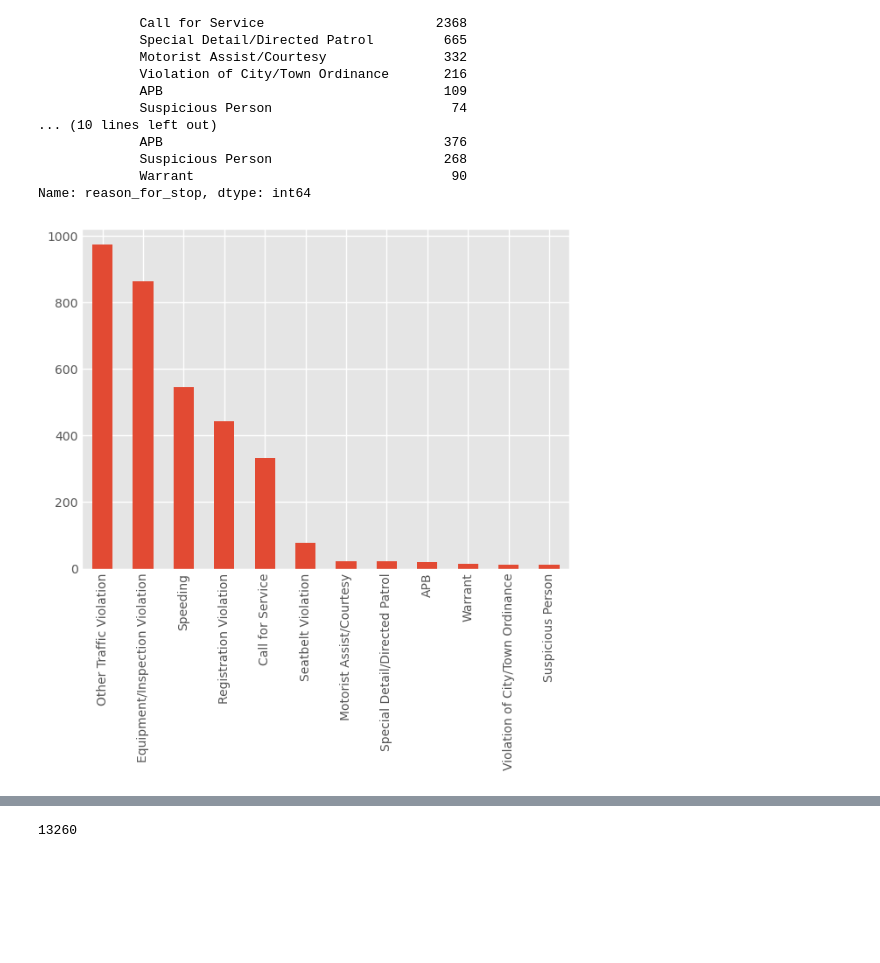
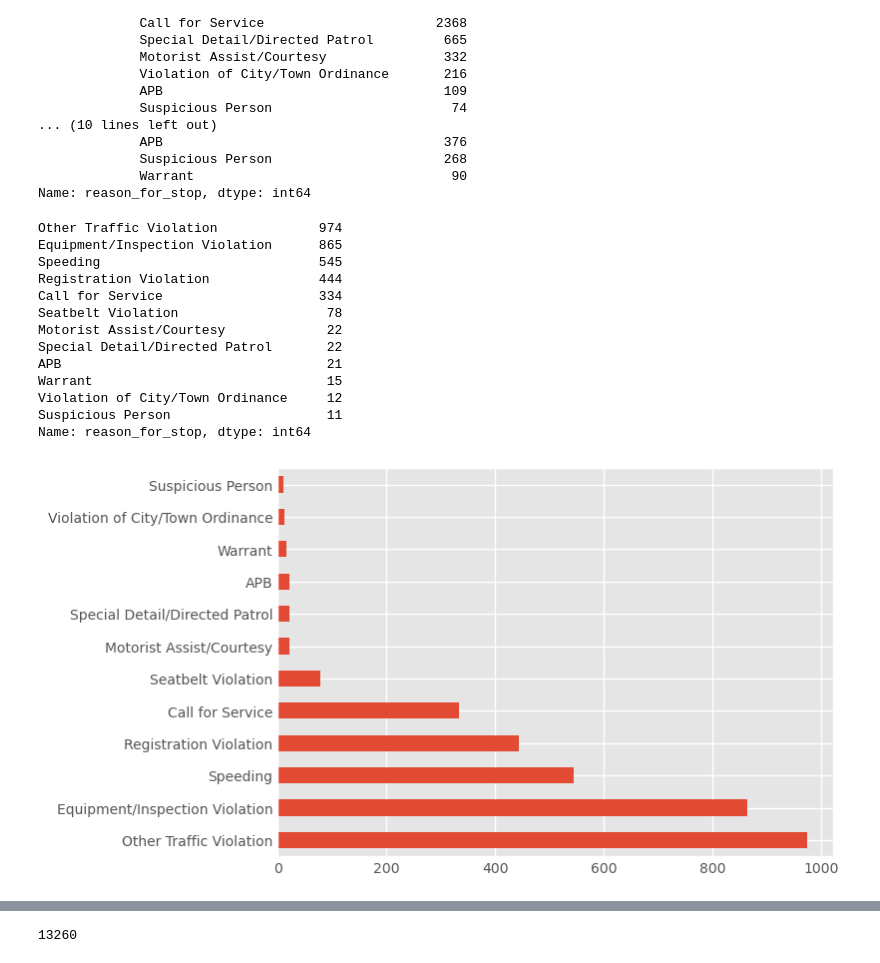
Before and after one commit to nevracorapsiz/Analyzing-Rhode-Island-Traffic-Stops, a Jupyter notebook: RI_TRAFFIC_STOPS.ipynb, the cells around one changed output, grey strips where cells are left out. Cells and saved outputs as stored; diff of their text form; code cells hidden in the pictures; blank space fills up the shorter version.

```diff
--- a/RI_TRAFFIC_STOPS.ipynb
+++ b/RI_TRAFFIC_STOPS.ipynb
@@ -95,6 +95,7 @@ df["arrest_made"]=df.arrest_made.astype("boolean")
 df["subject_sex"]=df.subject_sex.astype("category")
 df["subject_race"]=df.subject_race.astype("category")
 df["reason_for_stop"]=df.reason_for_stop.astype("category")
+df["zone"]=df.zone.astype("category")
 # %%
 df["contraband_found"]=df.contraband_found.astype("boolean")
 df["contraband_drugs"]=df.contraband_drugs.astype("boolean")
@@ -409,11 +410,27 @@ female       Speeding                             86198
 Name: reason_for_stop, dtype: int64
 # %%
 female_arrest=df[(df.arrest_made==True) & (df.subject_sex=="female")]
+# %%
+female_arrest.reason_for_stop.value_counts()
+# %% [output]
+Other Traffic Violation             974
+Equipment/Inspection Violation      865
+Speeding                            545
+Registration Violation              444
+Call for Service                    334
+Seatbelt Violation                   78
+Motorist Assist/Courtesy             22
+Special Detail/Directed Patrol       22
+APB                                  21
+Warrant                              15
+Violation of City/Town Ordinance     12
+Suspicious Person                    11
+Name: reason_for_stop, dtype: int64
 # %%
-female_arrest["reason_for_stop"].value_counts().plot(kind="bar")
+female_arrest["reason_for_stop"].value_counts().plot(kind="barh")
 plt.style.use("ggplot")
 # %% [output]
-[figure, old version]
+[figure, new version]
 # %%
 male_arrest=df[(df.arrest_made==True) & (df.subject_sex=="male")]
 # %%
```
Also changed, not shown: parts of 56 cells of this notebook.
